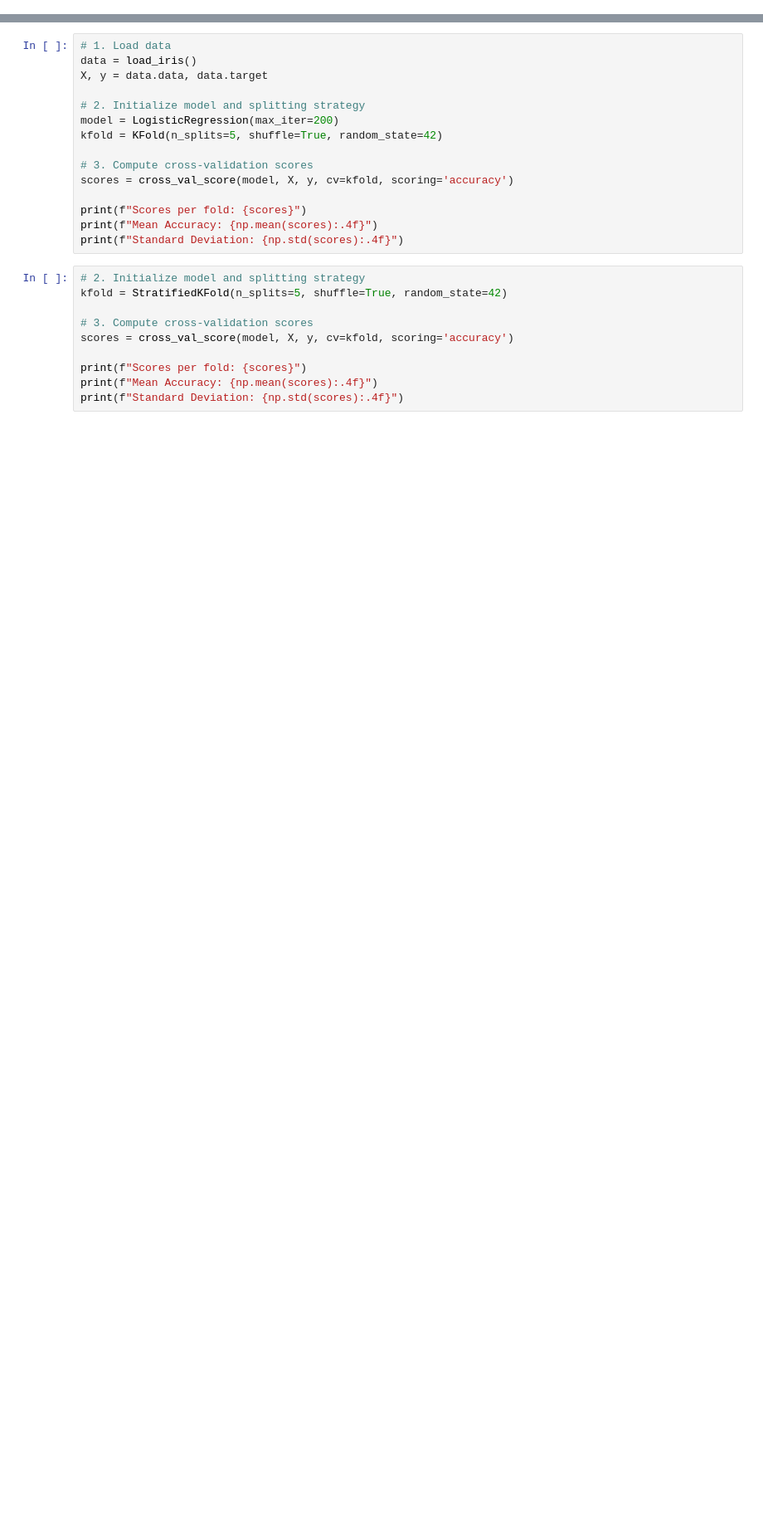
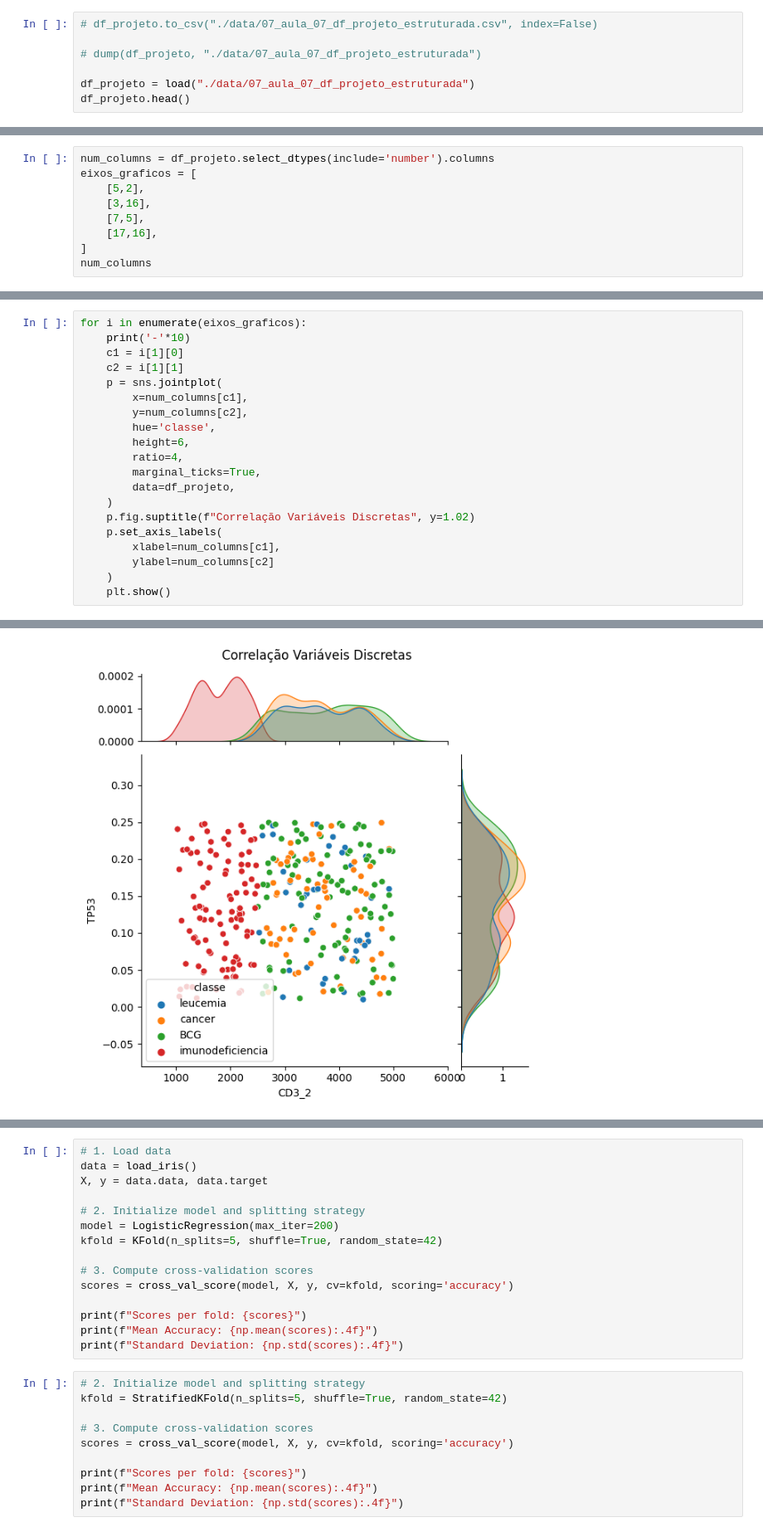
Before and after one commit to Laboratorio-de-Analise-de-Dados/disciplina_python_ml, a Jupyter notebook: dev/script/aulas_teoricas/07-aula-09-treinamento_2025-02-17.ipynb, the cells around one changed output, grey strips where cells are left out. Shown at 83% size. Cells and saved outputs as stored; diff of their text form; blank space fills up the shorter version.

Commit message:
Iniciando aulas 09, 10 e 11

```diff
--- a/dev/script/aulas_teoricas/07-aula-09-treinamento_2025-02-17.ipynb
+++ b/dev/script/aulas_teoricas/07-aula-09-treinamento_2025-02-17.ipynb
@@ -9,0 +13,7 @@ Standard Deviation: 0.0249
+# %%
+# df_projeto.to_csv("./data/07_aula_07_df_projeto_estruturada.csv", index=False)
+
+# dump(df_projeto, "./data/07_aula_07_df_projeto_estruturada")
+
+df_projeto = load("./data/07_aula_07_df_projeto_estruturada")
+df_projeto.head()
@@ -9,0 +28,9 @@ Standard Deviation: 0.0249
+# %%
+num_columns = df_projeto.select_dtypes(include='number').columns
+eixos_graficos = [
+    [5,2],
+    [3,16],
+    [7,5],
+    [17,16],
+]
+num_columns
@@ -9,0 +42,21 @@ Standard Deviation: 0.0249
+# %%
+for i in enumerate(eixos_graficos):
+    print('-'*10)
+    c1 = i[1][0]
+    c2 = i[1][1]
+    p = sns.jointplot(
+        x=num_columns[c1],
+        y=num_columns[c2],
+        hue='classe',
+        height=6,
+        ratio=4,
+        marginal_ticks=True,
+        data=df_projeto,
+    )
+    p.fig.suptitle(f"Correlação Variáveis Discretas", y=1.02)
+    p.set_axis_labels(
+        xlabel=num_columns[c1],
+        ylabel=num_columns[c2]
+    )
+    plt.show()
+# %% [output]
@@ -9,0 +64 @@ Standard Deviation: 0.0249
+[figure, added]
```
Also changed, not shown: parts of 12 cells of this notebook, 10 other files.
